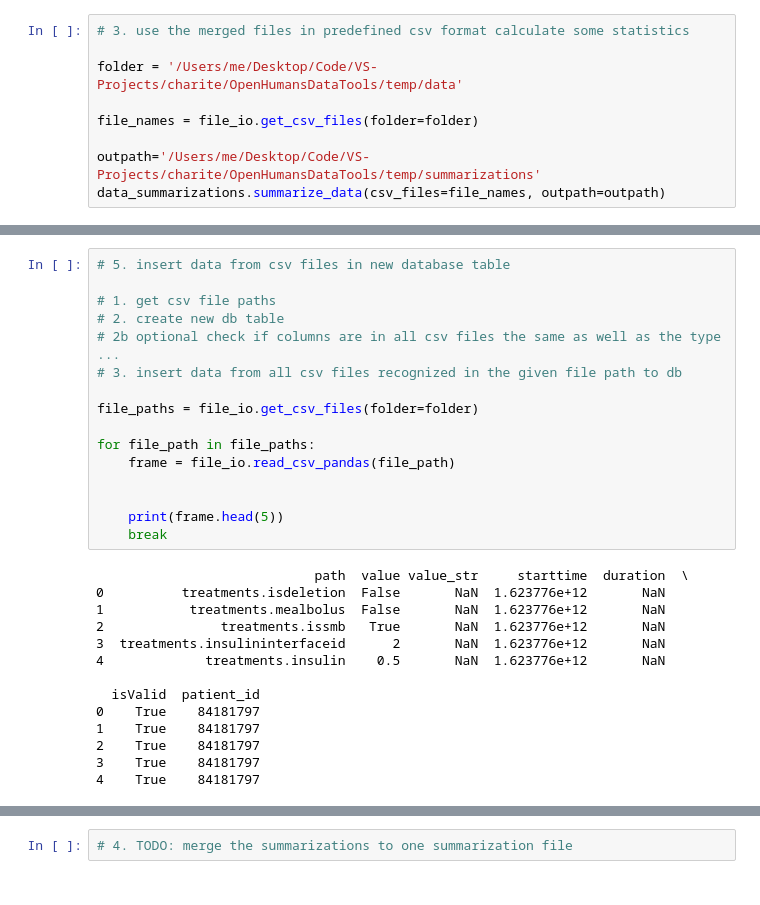
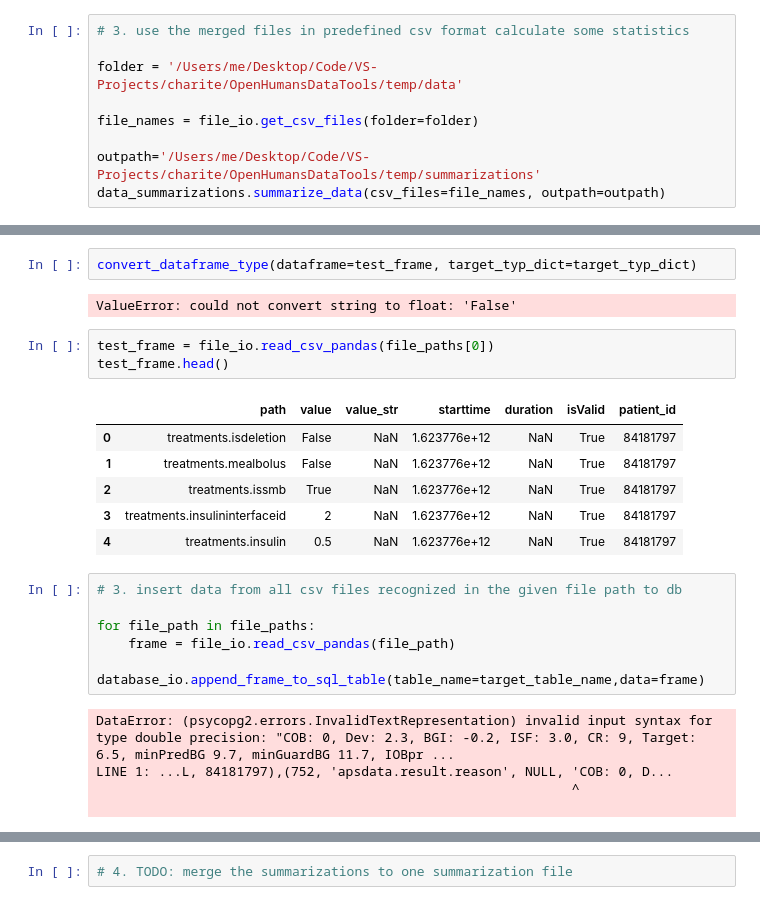
Before and after one commit to falkmeyer/OpenHumansDataTools, a Jupyter notebook: bin/Preprocessing/preprocessing.ipynb, the cells around one changed output, grey strips where cells are left out. Cells and saved outputs as stored; diff of their text form.

Commit message:
data io

```diff
--- a/bin/Preprocessing/preprocessing.ipynb
+++ b/bin/Preprocessing/preprocessing.ipynb
@@ -77,30 +142,25 @@ data_summarizations.summarize_data(csv_files=file_names, outpath=outpath)
+# %%
+convert_dataframe_type(dataframe=test_frame, target_typ_dict=target_typ_dict)
+# %% [output]
+ValueError: could not convert string to float: 'False'
+# %%
+test_frame = file_io.read_csv_pandas(file_paths[0])
+test_frame.head()
+# %% [output]
+|  | path | value | value_str | starttime | duration | isValid | patient_id |
+| 0 | treatments.isdeletion | False | NaN | 1.623776e+12 | NaN | True | 84181797 |
+| 1 | treatments.mealbolus | False | NaN | 1.623776e+12 | NaN | True | 84181797 |
+| 2 | treatments.issmb | True | NaN | 1.623776e+12 | NaN | True | 84181797 |
+| 3 | treatments.insulininterfaceid | 2 | NaN | 1.623776e+12 | NaN | True | 84181797 |
+| 4 | treatments.insulin | 0.5 | NaN | 1.623776e+12 | NaN | True | 84181797 |
 # %%
-# 5. insert data from csv files in new database table
-
-# 1. get csv file paths
-# 2. create new db table
-# 2b optional check if columns are in all csv files the same as well as the type ...
 # 3. insert data from all csv files recognized in the given file path to db
-
-file_paths = file_io.get_csv_files(folder=folder)
 
 for file_path in file_paths:
     frame = file_io.read_csv_pandas(file_path)
-
-
-    print(frame.head(5))
-    break
+    database_io.append_frame_to_sql_table(table_name=target_table_name,data=frame)
 # %% [output]
-                            path  value value_str     starttime  duration  \
-0          treatments.isdeletion  False       NaN  1.623776e+12       NaN
-1           treatments.mealbolus  False       NaN  1.623776e+12       NaN
-2               treatments.issmb   True       NaN  1.623776e+12       NaN
-3  treatments.insulininterfaceid      2       NaN  1.623776e+12       NaN
-4             treatments.insulin    0.5       NaN  1.623776e+12       NaN
+DataError: (psycopg2.errors.InvalidTextRepresentation) invalid input syntax for type double precision: "COB: 0, Dev: 2.3, BGI: -0.2, ISF: 3.0, CR: 9, Target: 6.5, minPredBG 9.7, minGuardBG 11.7, IOBpr ...
+LINE 1: ...L, 84181797),(752, 'apsdata.result.reason', NULL, 'COB: 0, D...
+                                                             ^
 
-  isValid  patient_id
-0    True    84181797
-1    True    84181797
-2    True    84181797
-3    True    84181797
-4    True    84181797
```
Also changed, not shown: parts of 7 cells of this notebook, 2 other files.
